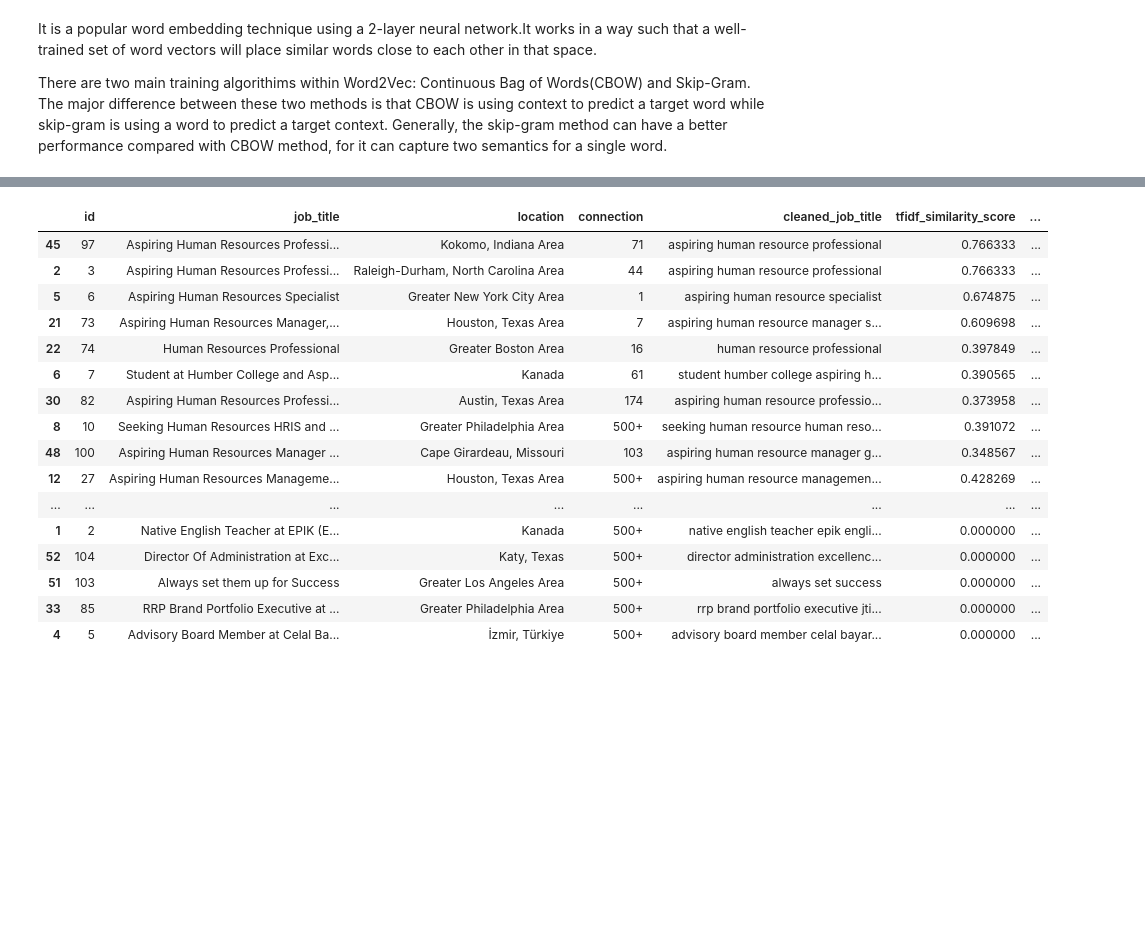
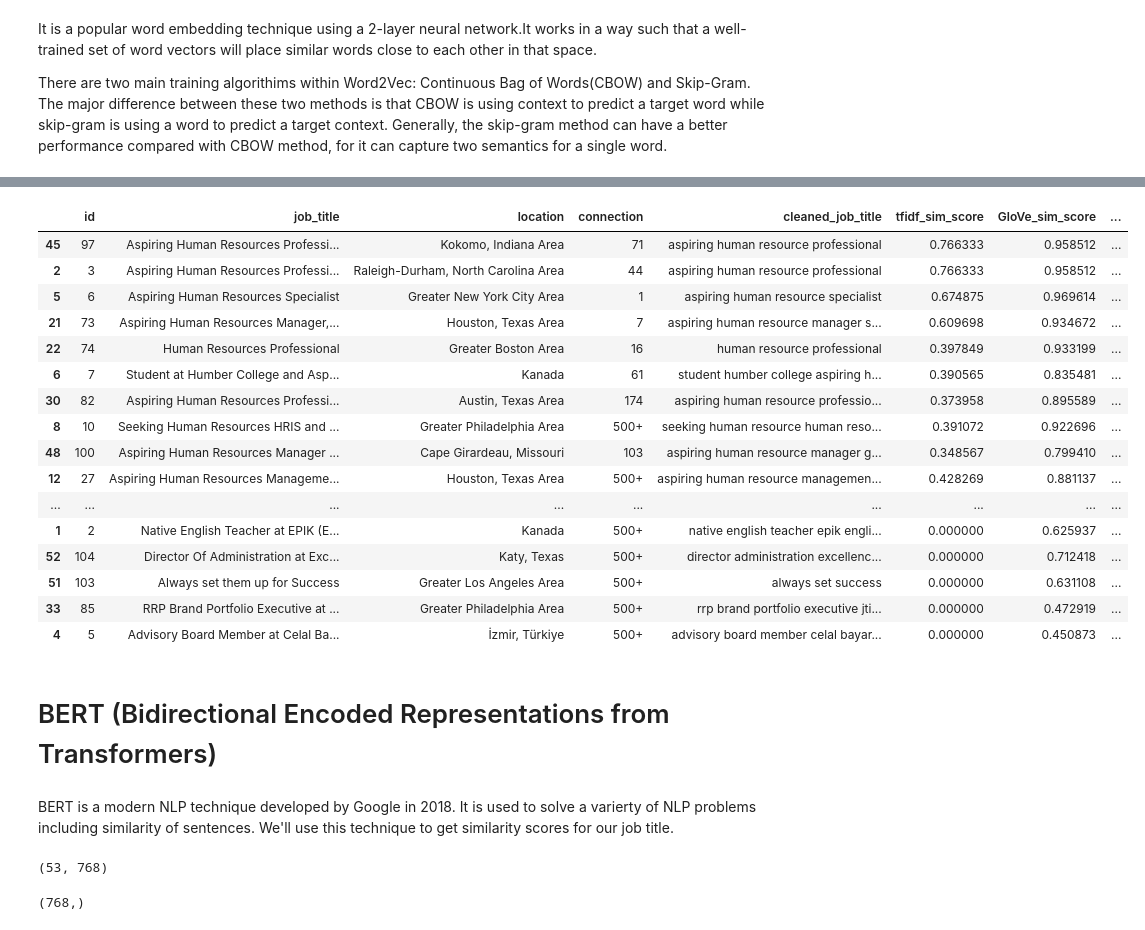
Before and after one commit to agupta004/B0k0jvj61abBaUpB, a Jupyter notebook: Potential_Talents.ipynb, the cells around one changed output, grey strips where cells are left out. Drawn from its saved outputs; the diff is of its cells as text; code cells hidden in the pictures; blank space fills up the shorter version.

```diff
--- a/Potential_Talents.ipynb
+++ b/Potential_Talents.ipynb
@@ -239,6 +241,6 @@ sim_score_list = []
 for x in range (0, len(pt)):
     sim_score_list.append(cosine_similarity(tfidf_vector[x], X1_vector))
 
-pt['tfidf_similarity_score'] = sim_score_list
-pt.sort_values(by ='tfidf_similarity_score', ascending = False)
+pt['tfidf_sim_score'] = sim_score_list
+pt.sort_values(by ='tfidf_sim_score', ascending = False)
 # %% [output]
@@ -347,6 +349,6 @@ for i in range(0, len(pt)):
     glove_similarity.append(sim_score)
 
 # Add GloVe similarity score to the pt dataframe
-pt['GloVe_similarity_score'] = glove_similarity
-pt.sort_values(by ='GloVe_similarity_score', ascending = False)
+pt['GloVe_sim_score'] = glove_similarity
+pt.sort_values(by ='GloVe_sim_score', ascending = False)
 # %% [output]
@@ -428,29 +430,33 @@ doc_token_vectors(lemmatized_phrase, w2v_model, w2v_search_phrase, 300)
 # %%
 # Cosine Similarity score for Word2Vec model
 w2v_similarity_score = []
 for i in range(0, len(pt)):
     sim_score = cosine_similarity(np.mean(w2v_search_phrase, axis = 0),
                                   np.mean(w2v_vectors[i], axis = 0))
     w2v_similarity_score.append(sim_score)
 
 # Add Word2Vec similarity score
-pt['Word2Vec_similarity_score'] = w2v_similarity_score
-pt.sort_values(by = 'Word2Vec_similarity_score', ascending = False)
+pt['Word2Vec_sim_score'] = w2v_similarity_score
+pt.sort_values(by = 'Word2Vec_sim_score', ascending = False)
 # %% [output]
-|  | id | job_title | location | connection | cleaned_job_title | tfidf_similarity_score | ... |
-| 45 | 97 | Aspiring Human Resources Professi... | Kokomo, Indiana Area | 71 | aspiring human resource professional | 0.766333 | ... |
-| 2 | 3 | Aspiring Human Resources Professi... | Raleigh-Durham, North Carolina Area | 44 | aspiring human resource professional | 0.766333 | ... |
-| 5 | 6 | Aspiring Human Resources Specialist | Greater New York City Area | 1 | aspiring human resource specialist | 0.674875 | ... |
-| 21 | 73 | Aspiring Human Resources Manager,... | Houston, Texas Area | 7 | aspiring human resource manager s... | 0.609698 | ... |
-| 22 | 74 | Human Resources Professional | Greater Boston Area | 16 | human resource professional | 0.397849 | ... |
-| 6 | 7 | Student at Humber College and Asp... | Kanada | 61 | student humber college aspiring h... | 0.390565 | ... |
-| 30 | 82 | Aspiring Human Resources Professi... | Austin, Texas Area | 174 | aspiring human resource professio... | 0.373958 | ... |
-| 8 | 10 | Seeking Human Resources HRIS and ... | Greater Philadelphia Area | 500+ | seeking human resource human reso... | 0.391072 | ... |
-| 48 | 100 | Aspiring Human Resources Manager ... | Cape Girardeau, Missouri | 103 | aspiring human resource manager g... | 0.348567 | ... |
-| 12 | 27 | Aspiring Human Resources Manageme... | Houston, Texas Area | 500+ | aspiring human resource managemen... | 0.428269 | ... |
-| ... | ... | ... | ... | ... | ... | ... | ... |
-| 1 | 2 | Native English Teacher at EPIK (E... | Kanada | 500+ | native english teacher epik engli... | 0.000000 | ... |
-| 52 | 104 | Director Of Administration at Exc... | Katy, Texas | 500+ | director administration excellenc... | 0.000000 | ... |
-| 51 | 103 | Always set them up for Success | Greater Los Angeles Area | 500+ | always set success | 0.000000 | ... |
-| 33 | 85 | RRP Brand Portfolio Executive at ... | Greater Philadelphia Area | 500+ | rrp brand portfolio executive jti... | 0.000000 | ... |
-| 4 | 5 | Advisory Board Member at Celal Ba... | İzmir, Türkiye | 500+ | advisory board member celal bayar... | 0.000000 | ... |
+|  | id | job_title | location | connection | cleaned_job_title | tfidf_sim_score | GloVe_sim_score | ... |
+| 45 | 97 | Aspiring Human Resources Professi... | Kokomo, Indiana Area | 71 | aspiring human resource professional | 0.766333 | 0.958512 | ... |
+| 2 | 3 | Aspiring Human Resources Professi... | Raleigh-Durham, North Carolina Area | 44 | aspiring human resource professional | 0.766333 | 0.958512 | ... |
+| 5 | 6 | Aspiring Human Resources Specialist | Greater New York City Area | 1 | aspiring human resource specialist | 0.674875 | 0.969614 | ... |
+| 21 | 73 | Aspiring Human Resources Manager,... | Houston, Texas Area | 7 | aspiring human resource manager s... | 0.609698 | 0.934672 | ... |
+| 22 | 74 | Human Resources Professional | Greater Boston Area | 16 | human resource professional | 0.397849 | 0.933199 | ... |
+| 6 | 7 | Student at Humber College and Asp... | Kanada | 61 | student humber college aspiring h... | 0.390565 | 0.835481 | ... |
+| 30 | 82 | Aspiring Human Resources Professi... | Austin, Texas Area | 174 | aspiring human resource professio... | 0.373958 | 0.895589 | ... |
+| 8 | 10 | Seeking Human Resources HRIS and ... | Greater Philadelphia Area | 500+ | seeking human resource human reso... | 0.391072 | 0.922696 | ... |
+| 48 | 100 | Aspiring Human Resources Manager ... | Cape Girardeau, Missouri | 103 | aspiring human resource manager g... | 0.348567 | 0.799410 | ... |
+| 12 | 27 | Aspiring Human Resources Manageme... | Houston, Texas Area | 500+ | aspiring human resource managemen... | 0.428269 | 0.881137 | ... |
+| ... | ... | ... | ... | ... | ... | ... | ... | ... |
+| 1 | 2 | Native English Teacher at EPIK (E... | Kanada | 500+ | native english teacher epik engli... | 0.000000 | 0.625937 | ... |
+| 52 | 104 | Director Of Administration at Exc... | Katy, Texas | 500+ | director administration excellenc... | 0.000000 | 0.712418 | ... |
+| 51 | 103 | Always set them up for Success | Greater Los Angeles Area | 500+ | always set success | 0.000000 | 0.631108 | ... |
+| 33 | 85 | RRP Brand Portfolio Executive at ... | Greater Philadelphia Area | 500+ | rrp brand portfolio executive jti... | 0.000000 | 0.472919 | ... |
+| 4 | 5 | Advisory Board Member at Celal Ba... | İzmir, Türkiye | 500+ | advisory board member celal bayar... | 0.000000 | 0.450873 | ... |
+# %% [markdown]
+# BERT (Bidirectional Encoded Representations from Transformers)
+# %% [markdown]
+BERT is a modern NLP technique developed by Google in 2018. It is used to solve a varierty of NLP problems including similarity of sentences. We'll use this technique to get similarity scores for our job title.
@@ -456,0 +466,12 @@ pt.sort_values(by = 'Word2Vec_similarity_score', ascending = False)
+# %%
+# Convert job titles into BERT embedded vectors
+bert_job_title_embeddings = bert_model.encode(job_title_list)
+bert_job_title_embeddings.shape
+# %% [output]
+(53, 768)
+# %%
+# Convert search phrase into a BERT embedded vector
+bert_search_phrase_embedding = bert_model.encode(lemmatized_phrase)
+bert_search_phrase_embedding.shape
+# %% [output]
+(768,)
```
Also changed, not shown: parts of 9 cells of this notebook.
